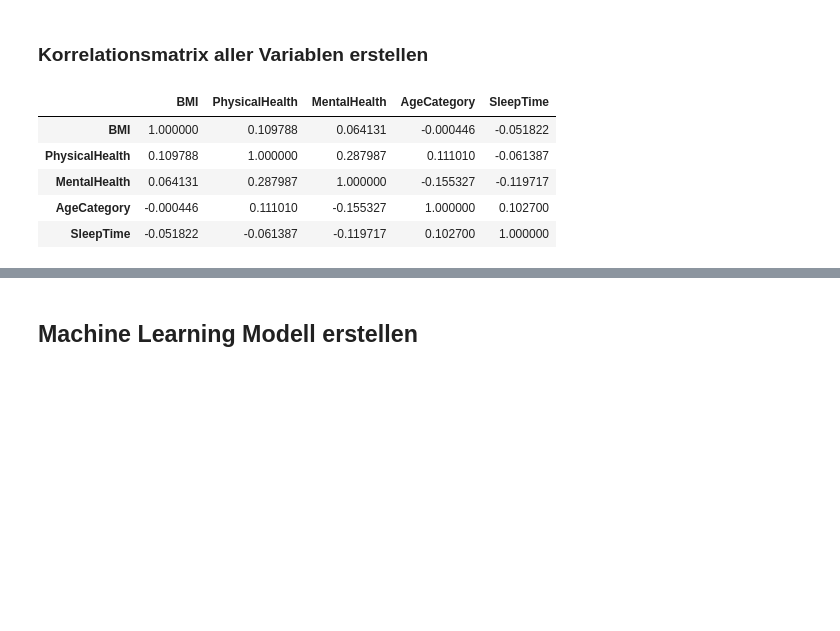
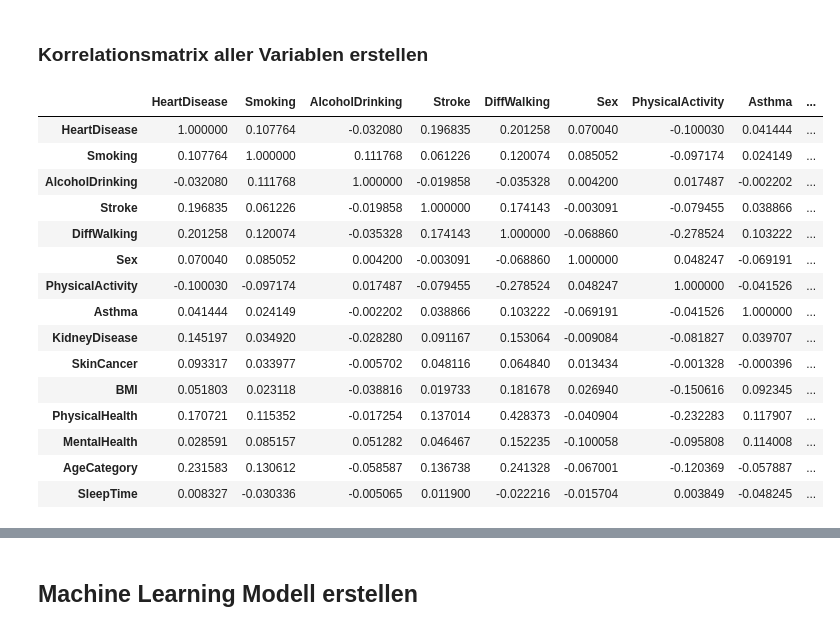
Before and after one commit to flori567/QIT_Ausarbeitung, a Jupyter notebook: heart_attack_prediction.ipynb, the cells around one changed output, grey strips where cells are left out. Saved outputs shown, nothing was run; the diff lists cells and outputs as text; code cells hidden in the pictures; blank space fills up the shorter version.

```diff
--- a/heart_attack_prediction.ipynb
+++ b/heart_attack_prediction.ipynb
@@ -458,16 +478,28 @@ sns.histplot(df[df['HeartDisease']=='No'], x="BMI", kde=True, color='#4285f4')
 [figure]
 # %% [markdown]
 ### Korrelationsmatrix aller Variablen erstellen
-# %%
-df_corr = df[con_cols].corr().transpose()
-df_corr
-# %% [output]
-|  | BMI | PhysicalHealth | MentalHealth | AgeCategory | SleepTime |
-| BMI | 1.000000 | 0.109788 | 0.064131 | -0.000446 | -0.051822 |
-| PhysicalHealth | 0.109788 | 1.000000 | 0.287987 | 0.111010 | -0.061387 |
-| MentalHealth | 0.064131 | 0.287987 | 1.000000 | -0.155327 | -0.119717 |
-| AgeCategory | -0.000446 | 0.111010 | -0.155327 | 1.000000 | 0.102700 |
-| SleepTime | -0.051822 | -0.061387 | -0.119717 | 0.102700 | 1.000000 |
+# %%
+df_corr = df[['HeartDisease', 'Smoking', 'AlcoholDrinking', 'Stroke', 'DiffWalking', 'Sex',
+                    'PhysicalActivity', 'Asthma', 'KidneyDisease', 'SkinCancer','BMI', 'PhysicalHealth',
+                    'MentalHealth', 'AgeCategory', 'SleepTime']].corr()
+df_corr
+# %% [output]
+|  | HeartDisease | Smoking | AlcoholDrinking | Stroke | DiffWalking | Sex | PhysicalActivity | Asthma | ... |
+| HeartDisease | 1.000000 | 0.107764 | -0.032080 | 0.196835 | 0.201258 | 0.070040 | -0.100030 | 0.041444 | ... |
+| Smoking | 0.107764 | 1.000000 | 0.111768 | 0.061226 | 0.120074 | 0.085052 | -0.097174 | 0.024149 | ... |
+| AlcoholDrinking | -0.032080 | 0.111768 | 1.000000 | -0.019858 | -0.035328 | 0.004200 | 0.017487 | -0.002202 | ... |
+| Stroke | 0.196835 | 0.061226 | -0.019858 | 1.000000 | 0.174143 | -0.003091 | -0.079455 | 0.038866 | ... |
+| DiffWalking | 0.201258 | 0.120074 | -0.035328 | 0.174143 | 1.000000 | -0.068860 | -0.278524 | 0.103222 | ... |
+| Sex | 0.070040 | 0.085052 | 0.004200 | -0.003091 | -0.068860 | 1.000000 | 0.048247 | -0.069191 | ... |
+| PhysicalActivity | -0.100030 | -0.097174 | 0.017487 | -0.079455 | -0.278524 | 0.048247 | 1.000000 | -0.041526 | ... |
+| Asthma | 0.041444 | 0.024149 | -0.002202 | 0.038866 | 0.103222 | -0.069191 | -0.041526 | 1.000000 | ... |
+| KidneyDisease | 0.145197 | 0.034920 | -0.028280 | 0.091167 | 0.153064 | -0.009084 | -0.081827 | 0.039707 | ... |
+| SkinCancer | 0.093317 | 0.033977 | -0.005702 | 0.048116 | 0.064840 | 0.013434 | -0.001328 | -0.000396 | ... |
+| BMI | 0.051803 | 0.023118 | -0.038816 | 0.019733 | 0.181678 | 0.026940 | -0.150616 | 0.092345 | ... |
+| PhysicalHealth | 0.170721 | 0.115352 | -0.017254 | 0.137014 | 0.428373 | -0.040904 | -0.232283 | 0.117907 | ... |
+| MentalHealth | 0.028591 | 0.085157 | 0.051282 | 0.046467 | 0.152235 | -0.100058 | -0.095808 | 0.114008 | ... |
+| AgeCategory | 0.231583 | 0.130612 | -0.058587 | 0.136738 | 0.241328 | -0.067001 | -0.120369 | -0.057887 | ... |
+| SleepTime | 0.008327 | -0.030336 | -0.005065 | 0.011900 | -0.022216 | -0.015704 | 0.003849 | -0.048245 | ... |
 # %%
 fig = plt.figure(figsize=(10,10))
 gs = fig.add_gridspec(1,1)
```
Also changed, not shown: parts of 24 cells of this notebook.
